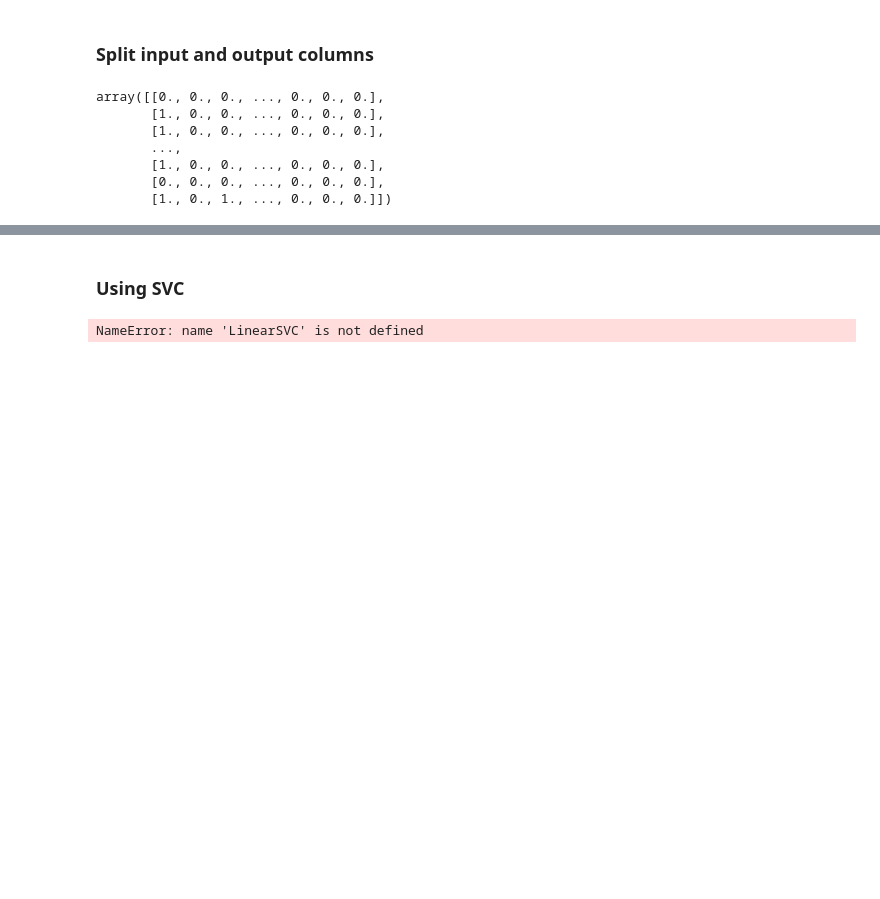
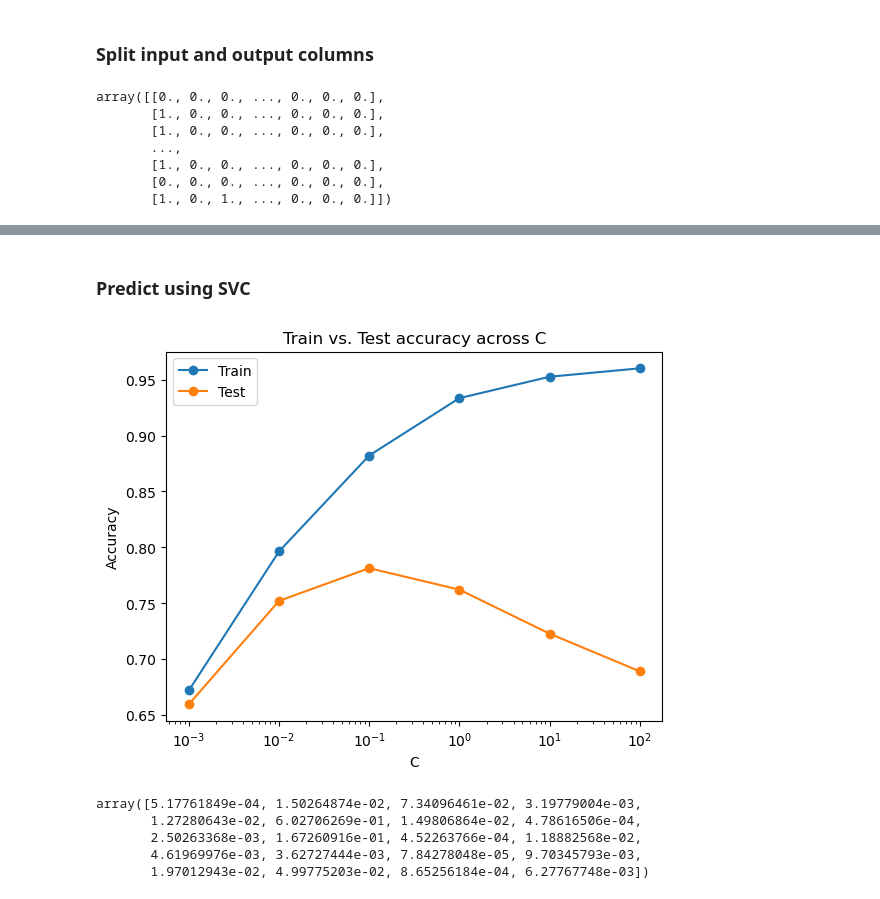
Before and after one commit to achastang/cuisine_prediction, a Jupyter notebook: cuisine-prediction-SVM.ipynb, the cells around one changed output, grey strips where cells are left out. Drawn from its saved outputs; the diff is of its cells as text; code cells hidden in the pictures; blank space fills up the shorter version.

```diff
--- a/cuisine-prediction-SVM.ipynb
+++ b/cuisine-prediction-SVM.ipynb
@@ -183,25 +127,3 @@ Name: count, dtype: int64
-# %%
-recipe['cuisine'] = recipe['cuisine'].map({'italian':1,
-                       'mexican':2,
-                       'southern_us':3,
-                       'indian':4,
-                       'chinese':5,
-                       'french':6,
-                       'cajun_creole':7,
-                       'thai':8,
-                       'japanese':9,
-                       'greek':10,
-                       'spanish':11,
-                       'korean':12,
-                       'vietnamese':13,
-                       'moroccan':14,
-                       'british':15,
-                       'filipino':16,
-                       'irish':17,
-                       'jamaican':18,
-                       'russian':19,
-                       'brazilian':20
-})
 # %% [markdown]
 ### Unique ingredient list assigned 1/0
 # %%
@@ -236,4 +150,0 @@ array([ 5121, 47236, 48018, 18233, 38132,  5364,  3370, 34157, 12450,
-# %%
-chosen = random_recipe_id[0]
-chosen_ingredients = recipe[recipe['id'] == chosen]['ingredients'].values[0]
-chosen_ingredients
@@ -294,4 +191,3 @@ Name: cuisine, Length: 39774, dtype: int64
 # %%
 from sklearn.model_selection import train_test_split
-X_train,X_test,Y_train,Y_test = train_test_split(X,Y,test_size=0.3,random_state=40,stratify=Y)
-X_valid,X_test,Y_valid,Y_test = train_test_split(X_test,Y_test,test_size=0.5,random_state=40,stratify=Y_test)
+X_train,X_test,Y_train,Y_test = train_test_split(X,Y,test_size=0.2,random_state=40,stratify=Y)
@@ -298,40 +204,42 @@ X_valid,X_test,Y_valid,Y_test = train_test_split(X_test,Y_test,test_size=0.5,ran
 # %% [markdown]
-### Using SVC
+### Predict using SVC
 # %%
 import matplotlib.pyplot as plt
 from sklearn.svm import LinearSVC
 from sklearn.metrics import accuracy_score
 
-valid_Acc = []
+test_Acc = []
 train_Acc = []
 C = [0.001, 0.01, 0.1, 1, 10, 100]
 for c in C:
     model = LinearSVC(C=c, max_iter=5000)
     model.fit(X_train, Y_train)
     train_Acc.append(accuracy_score(Y_train, model.predict(X_train)))
-    valid_Acc.append(accuracy_score(Y_valid, model.predict(X_valid)))
+    test_Acc.append(accuracy_score(Y_test, model.predict(X_test)))
 
 plt.plot(C, train_Acc, marker="o", label="Train")
-plt.plot(C, valid_Acc, marker="o", label="Validation")
+plt.plot(C, test_Acc, marker="o", label="Test")
 plt.xscale("log")
 plt.xlabel("C")
 plt.ylabel("Accuracy")
 plt.legend()
-plt.title("Train vs. validation accuracy across C")
+plt.title("Train vs. Test accuracy across C")
 plt.show()
+# %% [output]
+[figure, added]
 # %%
 from sklearn.calibration import CalibratedClassifierCV
 from sklearn.metrics import classification_report
 
 final = CalibratedClassifierCV(LinearSVC(C=0.1, max_iter=5000), cv=5)
 final.fit(X_train, Y_train)
-
-pred = final.predict_proba(X_test)[0]
-
+pred = final.predict_proba(X_test)
 cuisines = final.classes_
-result = sorted(zip(cuisines, pred), key=lambda x: x[1], reverse=True)
-
-print("top cuisines:", result[:5])
-# print(classification_report(Y_test, final.predict(X_test)))
-# %% [output]
-NameError: name 'LinearSVC' is not defined
+# %%
+pred[0]
+# %% [output]
+array([5.17761849e-04, 1.50264874e-02, 7.34096461e-02, 3.19779004e-03,
+       1.27280643e-02, 6.02706269e-01, 1.49806864e-02, 4.78616506e-04,
+       2.50263368e-03, 1.67260916e-01, 4.52263766e-04, 1.18882568e-02,
+       4.61969976e-03, 3.62727444e-03, 7.84278048e-05, 9.70345793e-03,
+       1.97012943e-02, 4.99775203e-02, 8.65256184e-04, 6.27767748e-03])
```
Also changed, not shown: parts of 19 cells of this notebook.
